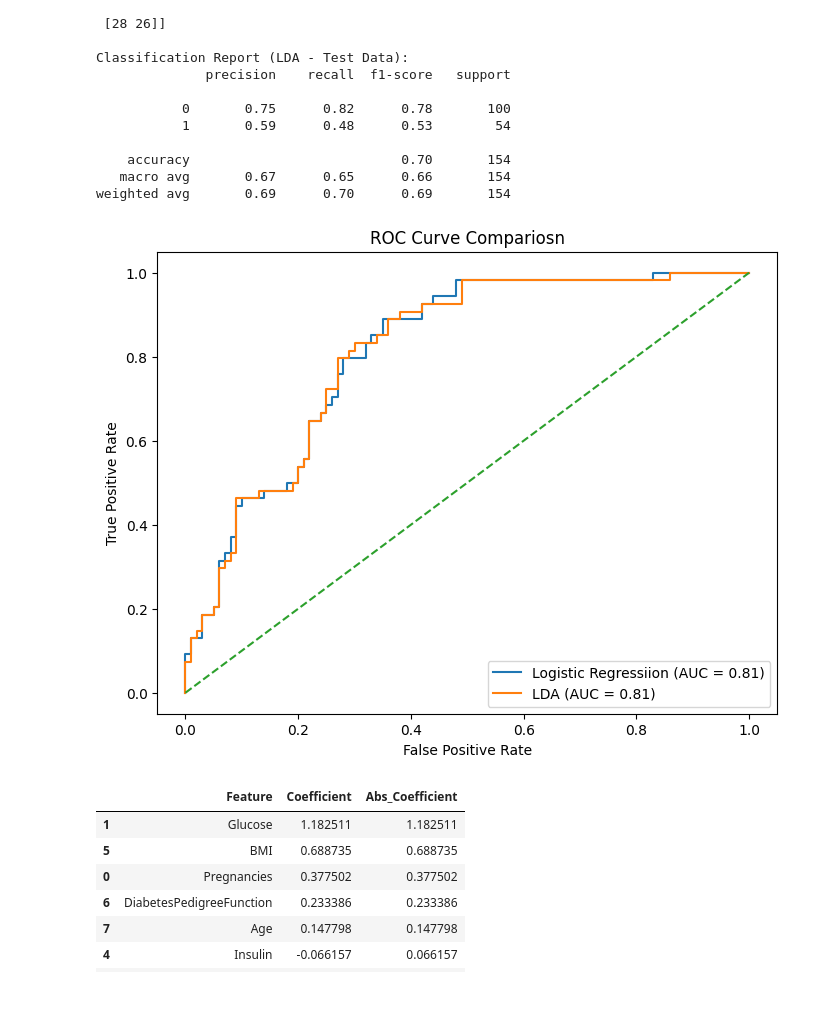
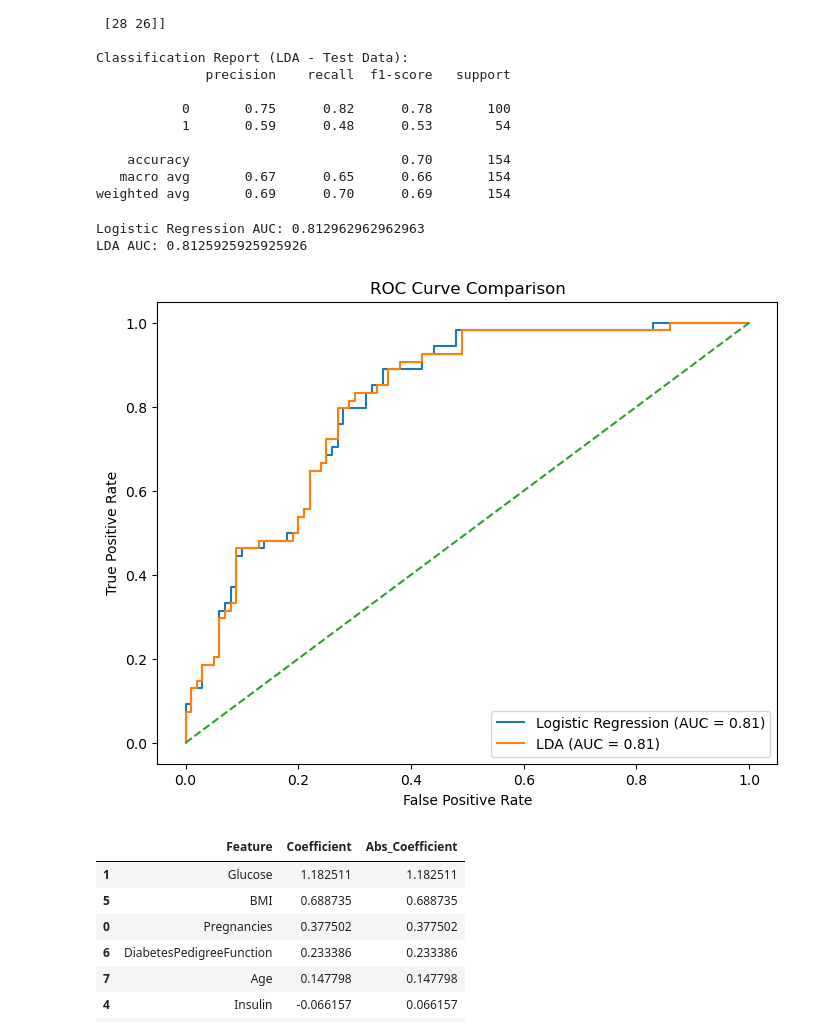
Before and after one commit to Ethan2417/Pima-Indians-Diabetes-Prediction, a Jupyter notebook: notebooks/pima_diabetes_analysis.ipynb, the cells around one changed output. Drawn from its saved outputs; the diff is of its cells as text; code cells hidden in the pictures; blank space fills up the shorter version.

Commit message:
Replace Pima diabetes analysis notebook

```diff
--- a/notebooks/pima_diabetes_analysis.ipynb
+++ b/notebooks/pima_diabetes_analysis.ipynb
@@ -6,7 +6,7 @@ import seaborn as sns
 import matplotlib.pyplot as plt
 # %%
 #Loading the Dataset
-df = pd.read_csv('/content/diabetes.csv')
+df = pd.read_csv(r"C:\Users\prasa\OneDrive\Data_Science_Project\Pima_Indians_Diabetes_prediction\diabetes.csv")
 # %%
 #Glimpse of the Data
 df
@@ -312,40 +307,42 @@ weighted avg       0.69      0.70      0.69       154
 # %%
 #ROC Curve & AUC Comparison
 from sklearn.metrics import roc_curve, roc_auc_score
 import matplotlib.pyplot as plt
 
 #Get presicted robabilities for the positive class (diabetes = 1)
 log_prob = log_reg.predict_proba(X_test_scaled)[:, 1]
 lda_prob = lda.predict_proba(X_test_scaled)[:, 1]
 
-#Compute ROC Curve points
-fpr_log, tpr_log, _ = roc_curve(y_test, log_prob)
-fpr_lda, tpr_lda, _ = roc_curve(y_test, lda_prob)
 
 #Compute ROC curve points
 fpr_log, tpr_log, _ = roc_curve(y_test, log_prob)
 fpr_lda, tpr_lda, _ = roc_curve(y_test, lda_prob)
 
 #Compute AUC values
 log_auc = roc_auc_score(y_test, log_prob)
 lda_auc = roc_auc_score(y_test, lda_prob)
 
+print("Logistic Regression AUC:", log_auc)
+print("LDA AUC:", lda_auc)
+
 #plot ROC curves
 plt.figure(figsize=(8, 6))
-plt.plot(fpr_log, tpr_log, label="Logistic Regressiion (AUC = {:.2f})".format(log_auc))
-plt.plot(fpr_lda, tpr_lda, label="LDA (AUC = {:.2f})".format(log_auc))
+plt.plot(fpr_log, tpr_log, label="Logistic Regression (AUC = {:.2f})".format(log_auc))
+plt.plot(fpr_lda, tpr_lda, label="LDA (AUC = {:.2f})".format(lda_auc))
 
 #Reference Line for random classifier
 
 plt.plot([0, 1], [0, 1], linestyle='--')
 
 plt.xlabel("False Positive Rate")
 plt.ylabel("True Positive Rate")
-plt.title("ROC Curve Compariosn")
+plt.title("ROC Curve Comparison")
 plt.legend()
 plt.show()
 # %% [output]
+Logistic Regression AUC: 0.812962962962963
+LDA AUC: 0.8125925925925926
-[figure, old version]
+[figure, new version]
 # %%
 #Feature Importance (Logistic Regression)
 import pandas as pd
```
Also changed, not shown: parts of 9 cells of this notebook.
